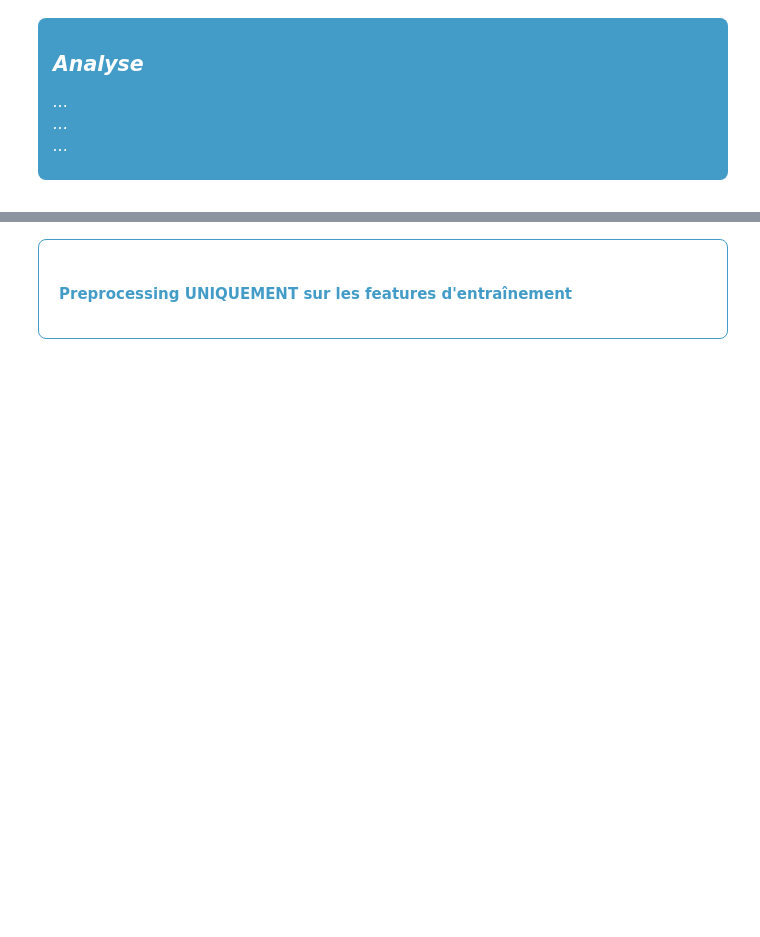
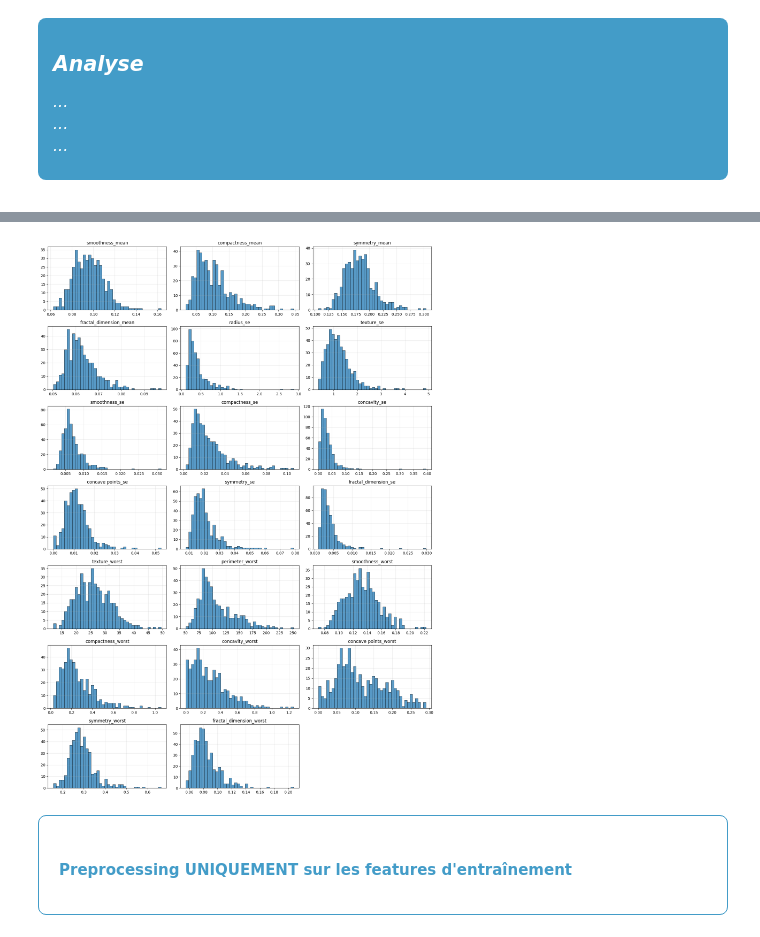
Before and after one commit to bruno-coulet/building-perceptron, a Jupyter notebook: eda.ipynb, the cells around one changed output, grey strips where cells are left out. Drawn from its saved outputs; the diff is of its cells as text; code cells hidden in the pictures; blank space fills up the shorter version.

Commit message:
EDA ok, reste à modeliser avec perceptron

```diff
--- a/eda.ipynb
+++ b/eda.ipynb
@@ -386,36 +384,5 @@ plot_target_correlations(X_train, y_train, n_top=10)
   ...<br>
   ...</p>
 </div>
-# %%
-def select_best_features(df, target_col, threshold=0.90):
-    """
-    Supprime les variables redondantes en ne gardant que celle
-    qui est la plus corrélée à la cible dans chaque paire corrélée.
-    """
-    # 1. Calcul de la matrice de corrélation entre les features
-    corr_matrix = df.drop(columns=[target_col]).corr().abs()
-
-    # 2. Calcul de la corrélation de chaque feature avec la cible
-    target_corr = df.corr().abs()[target_col].drop(labels=[target_col])
-
-    # 3. Identification des colonnes à supprimer
-    to_drop = set()
-    columns = corr_matrix.columns
-
-    for i in range(len(columns)):
-        for j in range(i + 1, len(columns)):
-            col_a = columns[i]
-            col_b = columns[j]
-
-            # Si les deux variables sont trop corrélées entre elles
-            if corr_matrix.loc[col_a, col_b] > threshold:
-                # On compare leur corrélation avec la cible
-                if target_corr[col_a] > target_corr[col_b]:
-                    to_drop.add(col_b)
-                else:
-                    to_drop.add(col_a)
-
-    print(f"Variables supprimées ({len(to_drop)}) : {list(to_drop)}")
-    return df.drop(columns=list(to_drop))
 # %%
-df_reduced = select_best_features(df, TARGET, threshold=0.90)
+X_train = select_best_features(X_train, y_train, threshold=0.90).copy()
@@ -424,10 +415,11 @@ Grâce à l'analyse de colinéarité, j'ai réduit le nombre de variables de 30
 # %%
-# On met à jour les listes de colonnes pour les étapes suivantes
-numeric_columns = df_reduced.select_dtypes(include=[np.number]).columns.tolist()
-if 'diagnosis' in numeric_columns: numeric_columns.remove('diagnosis')
+# Mise à jour de la listes des variables numériques
+# numeric_columns = X_train.select_dtypes(include=[np.number]).columns.tolist()
+# if 'diagnosis' in numeric_columns: numeric_columns.remove('diagnosis')
 
-# Maintenant, tu peux afficher tes boxplots uniquement sur les variables utiles !
-plot_numeric_histograms(df_reduced[numeric_columns])
+plot_numeric_histograms(X_train[numeric_columns])
+# %% [output]
+[figure, added]
 # %% [markdown]
 <div style="border: 1px solid #439cc8;border-radius: 8px;width:95%;" >
 <h4 style="margin: auto; padding: 20px; color: #439cc8; ">Preprocessing UNIQUEMENT sur les features d'entraînement</h4>
```
Also changed, not shown: parts of 28 cells of this notebook, 2 other files.
